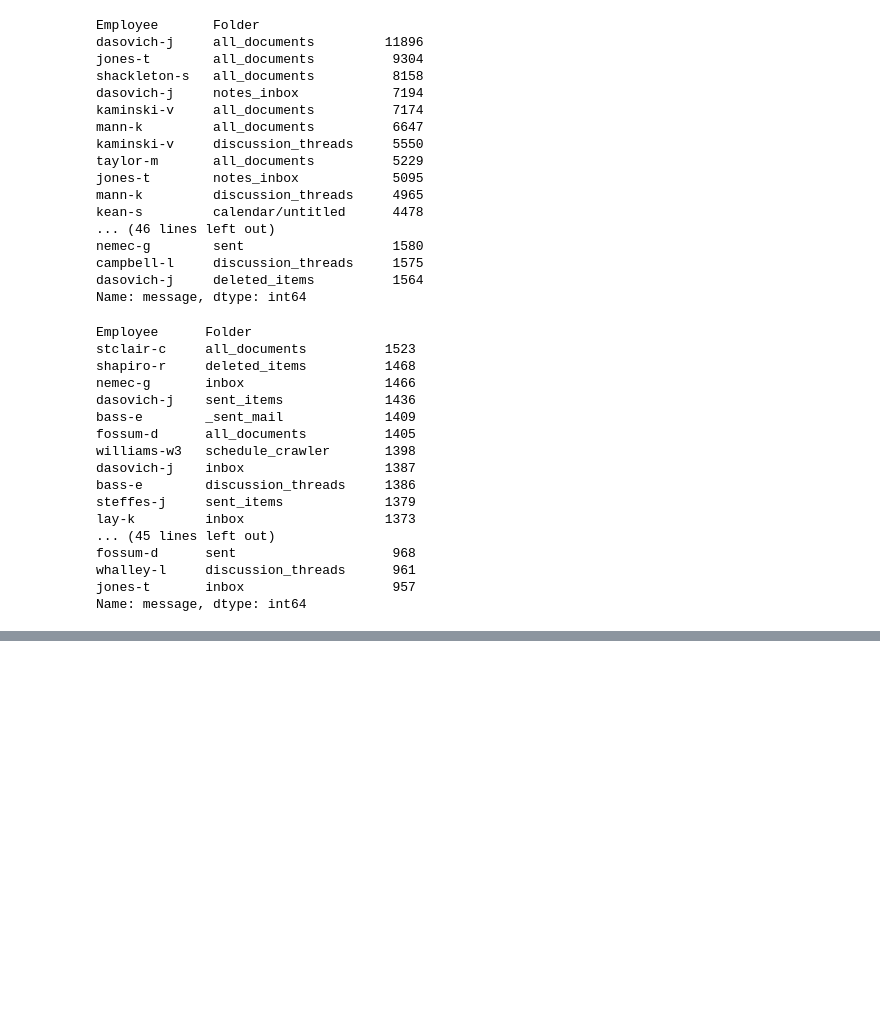
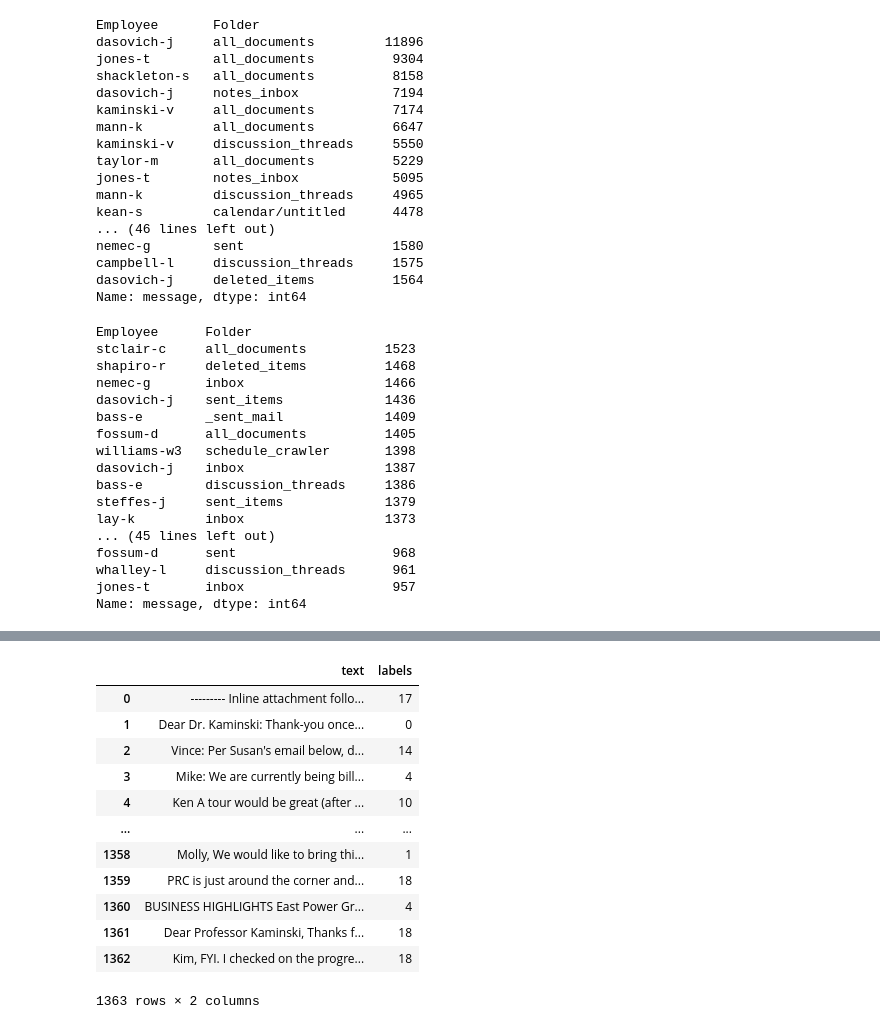
Before and after one commit to rongliprojects/EmailAutoLabeler, a Jupyter notebook: EmailAutoLabeling.ipynb, the cells around one changed output, grey strips where cells are left out. Drawn from its saved outputs; the diff is of its cells as text; code cells hidden in the pictures; blank space fills up the shorter version.

```diff
--- a/EmailAutoLabeling.ipynb
+++ b/EmailAutoLabeling.ipynb
@@ -432,0 +675,19 @@ We will be killing about 2000 deals in Sitara tonight. Whenever a deal is touche
+# %%
+eval_data = {'text':test_X.values, 'labels':test_y.values}
+eval_df = pd.DataFrame(eval_data)
+# %%
+eval_df
+# %% [output]
+|  | text | labels |
+| 0 | --------- Inline attachment follo... | 17 |
+| 1 | Dear Dr. Kaminski: Thank-you once... | 0 |
+| 2 | Vince: Per Susan's email below, d... | 14 |
+| 3 | Mike: We are currently being bill... | 4 |
+| 4 | Ken A tour would be great (after ... | 10 |
+| ... | ... | ... |
+| 1358 | Molly, We would like to bring thi... | 1 |
+| 1359 | PRC is just around the corner and... | 18 |
+| 1360 | BUSINESS HIGHLIGHTS East Power Gr... | 4 |
+| 1361 | Dear Professor Kaminski, Thanks f... | 18 |
+| 1362 | Kim, FYI. I checked on the progre... | 18 |
+1363 rows × 2 columns
```
Also changed, not shown: parts of 45 cells of this notebook.
